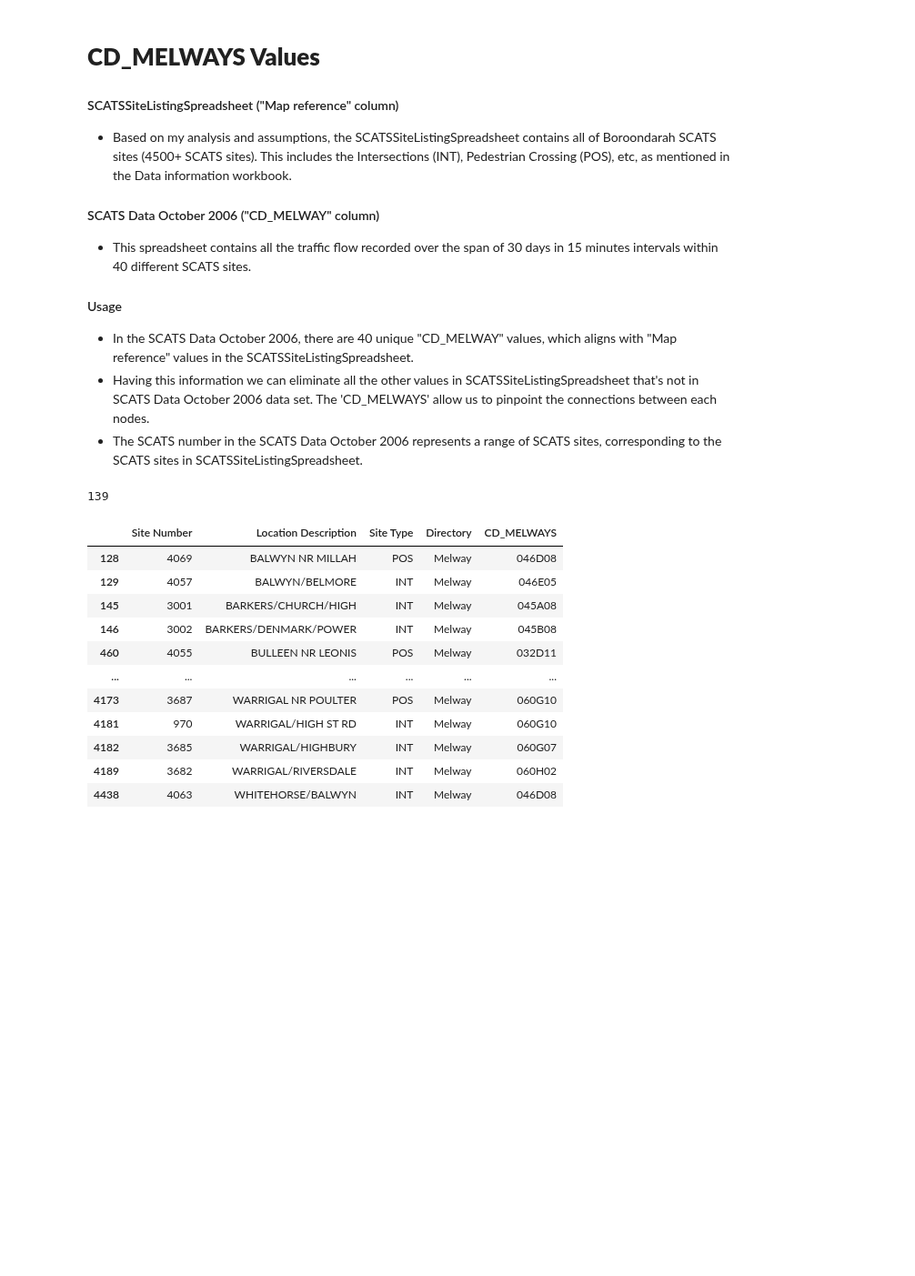
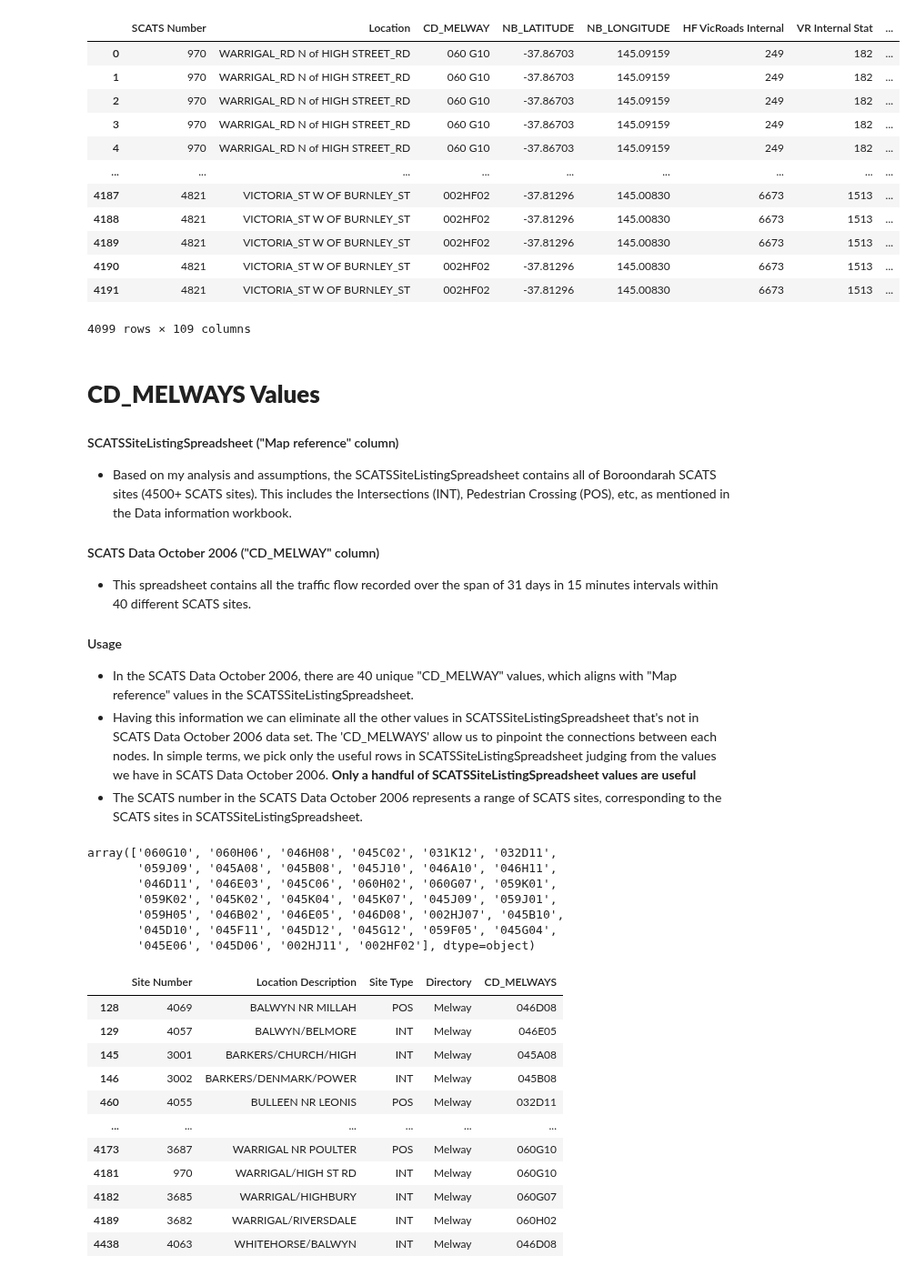
Before and after one commit to hengrvisal/Traffic-Flow-Prediction-System-TPFS, a Jupyter notebook: processing_data.ipynb, the cells around one changed output. Shown at 91% size. Drawn from its saved outputs; the diff is of its cells as text; code cells hidden in the pictures; blank space fills up the shorter version.

```diff
--- a/processing_data.ipynb
+++ b/processing_data.ipynb
@@ -10,6 +10,23 @@ TRAFFIC_COUNT_LOCATIONS_WITH_LONG_LAT_CSV_PATH = 'datasets/Traffic_Count_Locatio
 df_scats_data_october = pd.read_csv(SCATS_DATA_OCTOBER_2006_CSV_PATH,header = 1)
 df_scats_site_listing = pd.read_csv(SCATS_SITE_LISTING_SPREADSHEET_VICROADS_CSV_PATH,skiprows=8, header=1)
 df_traffic_long_lat = pd.read_csv(TRAFFIC_COUNT_LOCATIONS_WITH_LONG_LAT_CSV_PATH)
+# %%
+df_scats_data_october = df_scats_data_october[df_scats_data_october['HF VicRoads Internal'] != -1]
+df_scats_data_october
+# %% [output]
+|  | SCATS Number | Location | CD_MELWAY | NB_LATITUDE | NB_LONGITUDE | HF VicRoads Internal | VR Internal Stat | ... |
+| 0 | 970 | WARRIGAL_RD N of HIGH STREET_RD | 060 G10 | -37.86703 | 145.09159 | 249 | 182 | ... |
+| 1 | 970 | WARRIGAL_RD N of HIGH STREET_RD | 060 G10 | -37.86703 | 145.09159 | 249 | 182 | ... |
+| 2 | 970 | WARRIGAL_RD N of HIGH STREET_RD | 060 G10 | -37.86703 | 145.09159 | 249 | 182 | ... |
+| 3 | 970 | WARRIGAL_RD N of HIGH STREET_RD | 060 G10 | -37.86703 | 145.09159 | 249 | 182 | ... |
+| 4 | 970 | WARRIGAL_RD N of HIGH STREET_RD | 060 G10 | -37.86703 | 145.09159 | 249 | 182 | ... |
+| ... | ... | ... | ... | ... | ... | ... | ... | ... |
+| 4187 | 4821 | VICTORIA_ST W OF BURNLEY_ST | 002HF02 | -37.81296 | 145.00830 | 6673 | 1513 | ... |
+| 4188 | 4821 | VICTORIA_ST W OF BURNLEY_ST | 002HF02 | -37.81296 | 145.00830 | 6673 | 1513 | ... |
+| 4189 | 4821 | VICTORIA_ST W OF BURNLEY_ST | 002HF02 | -37.81296 | 145.00830 | 6673 | 1513 | ... |
+| 4190 | 4821 | VICTORIA_ST W OF BURNLEY_ST | 002HF02 | -37.81296 | 145.00830 | 6673 | 1513 | ... |
+| 4191 | 4821 | VICTORIA_ST W OF BURNLEY_ST | 002HF02 | -37.81296 | 145.00830 | 6673 | 1513 | ... |
+4099 rows × 109 columns
 # %% [markdown]
 # **CD_MELWAYS Values**
 
@@ -17,11 +34,11 @@ df_traffic_long_lat = pd.read_csv(TRAFFIC_COUNT_LOCATIONS_WITH_LONG_LAT_CSV_PATH
 - Based on my analysis and assumptions, the SCATSSiteListingSpreadsheet contains all of Boroondarah SCATS sites (4500+ SCATS sites). This includes the Intersections (INT), Pedestrian Crossing (POS), etc, as mentioned in the Data information workbook.
 
 #### SCATS Data October 2006 ("CD_MELWAY" column)
-- This spreadsheet contains all the traffic flow recorded over the span of 30 days in 15 minutes intervals within 40 different SCATS sites.
+- This spreadsheet contains all the traffic flow recorded over the span of 31 days in 15 minutes intervals within 40 different SCATS sites.
 
 #### Usage
 - In the SCATS Data October 2006, there are 40 unique "CD_MELWAY" values, which aligns with "Map reference" values in the SCATSSiteListingSpreadsheet.
-- Having this information we can eliminate all the other values in SCATSSiteListingSpreadsheet that's not in SCATS Data October 2006 data set. The 'CD_MELWAYS' allow us to pinpoint the connections between each nodes.
+- Having this information we can eliminate all the other values in SCATSSiteListingSpreadsheet that's not in SCATS Data October 2006 data set. The 'CD_MELWAYS' allow us to pinpoint the connections between each nodes. In simple terms, we pick only the useful rows in SCATSSiteListingSpreadsheet judging from the values we have in SCATS Data October 2006. **Only a handful of SCATSSiteListingSpreadsheet values are useful**
 - The SCATS number in the SCATS Data October 2006 represents a range of SCATS sites, corresponding to the SCATS sites in SCATSSiteListingSpreadsheet.
 # %%
 df_scats_data_october = df_scats_data_october.rename(columns={"CD_MELWAY": "CD_MELWAYS"})
@@ -32,8 +49,15 @@ df_scats_site_listing["CD_MELWAYS"] = df_scats_site_listing["CD_MELWAYS"].str.st
 # %%
 common_cd_melways = df_scats_data_october['CD_MELWAYS'].dropna().unique()
 df_scats_data_october['Location'].nunique()
+common_cd_melways
 # %% [output]
-139
+array(['060G10', '060H06', '046H08', '045C02', '031K12', '032D11',
+       '059J09', '045A08', '045B08', '045J10', '046A10', '046H11',
+       '046D11', '046E03', '045C06', '060H02', '060G07', '059K01',
+       '059K02', '045K02', '045K04', '045K07', '045J09', '059J01',
+       '059H05', '046B02', '046E05', '046D08', '002HJ07', '045B10',
+       '045D10', '045F11', '045D12', '045G12', '059F05', '045G04',
+       '045E06', '045D06', '002HJ11', '002HF02'], dtype=object)
 # %%
 filtered_site_listing_vicroads = df_scats_site_listing[df_scats_site_listing['CD_MELWAYS'].isin(common_cd_melways)]
 filtered_site_listing_vicroads
```
Also changed, not shown: parts of 7 cells of this notebook.
